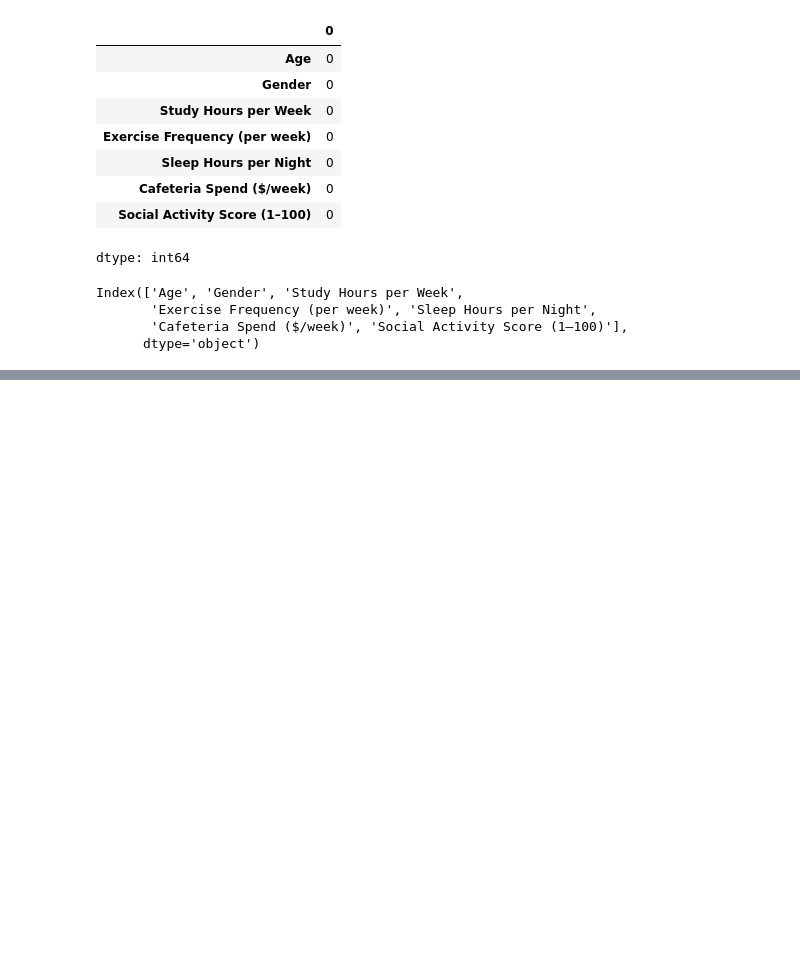
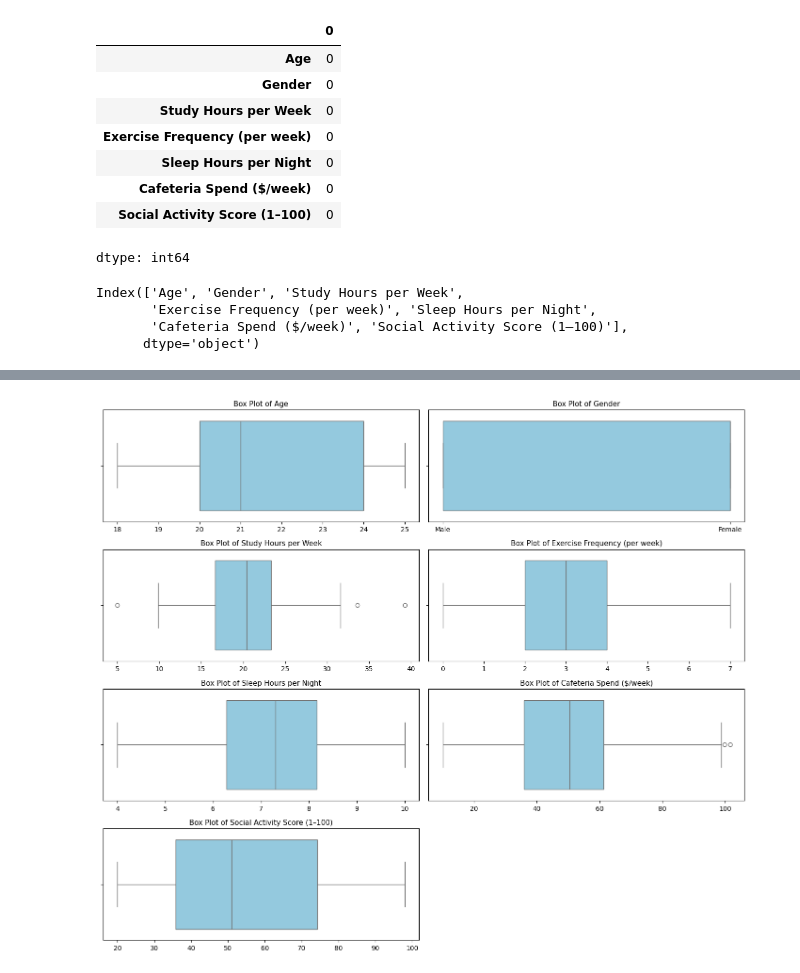
Before and after one commit to Mainabryan/Student-life-segmentation, a Jupyter notebook: Student_life_segmentation.ipynb, the cells around one changed output, grey strips where cells are left out. Saved outputs shown, nothing was run; the diff lists cells and outputs as text; code cells hidden in the pictures; blank space fills up the shorter version.

```diff
--- a/Student_life_segmentation.ipynb
+++ b/Student_life_segmentation.ipynb
@@ -117,0 +128,14 @@ Index(['Age', 'Gender', 'Study Hours per Week',
+# %%
+numeric_features=['Age', 'Gender', 'Study Hours per Week',
+       'Exercise Frequency (per week)', 'Sleep Hours per Night',
+       'Cafeteria Spend ($/week)', 'Social Activity Score (1–100)']
+       plt.figure(figsize=(14, 10))
+
+for i, feature in enumerate(numeric_features):
+    plt.subplot(3, 2, i+1)
+    sns.boxplot(x=data[feature], color="skyblue")
+    plt.title(f"Box Plot of {feature}", fontsize=11)
+    plt.xlabel("")
+
+plt.tight_layout()
+plt.show()
@@ -117,0 +144,20 @@ Index(['Age', 'Gender', 'Study Hours per Week',
+# %%
+import seaborn as sns
+import matplotlib.pyplot as plt
+
+numeric_features = ['Age', 'Gender', 'Study Hours per Week',
+       'Exercise Frequency (per week)', 'Sleep Hours per Night',
+       'Cafeteria Spend ($/week)', 'Social Activity Score (1–100)']
+
+plt.figure(figsize=(14, 12))
+
+for i, feature in enumerate(numeric_features):
+    plt.subplot(4, 2, i+1)
+    sns.boxplot(x=data[feature], color="skyblue")
+    plt.title(f"Box Plot of {feature}", fontsize=11)
+    plt.xlabel("")
+
+plt.tight_layout()
+plt.show()
+# %% [output]
+[figure, added]
```
Also changed, not shown: parts of 4 cells of this notebook.
